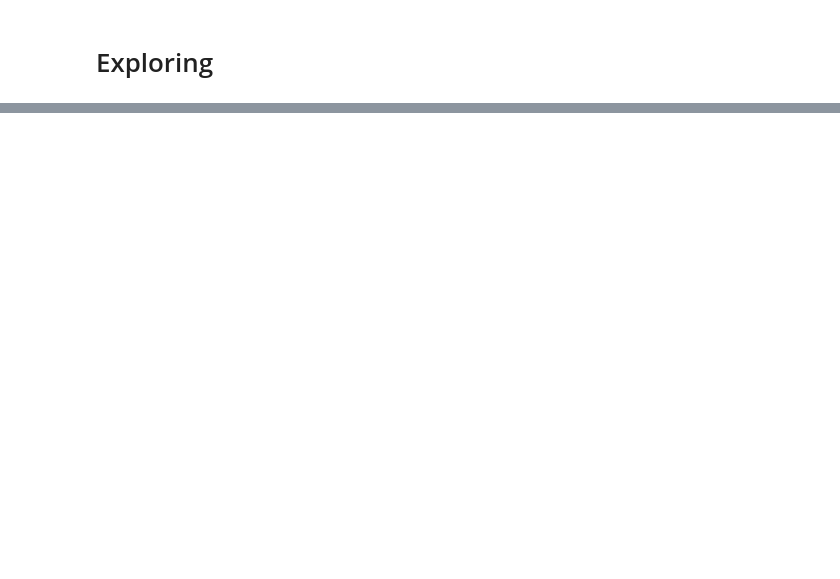
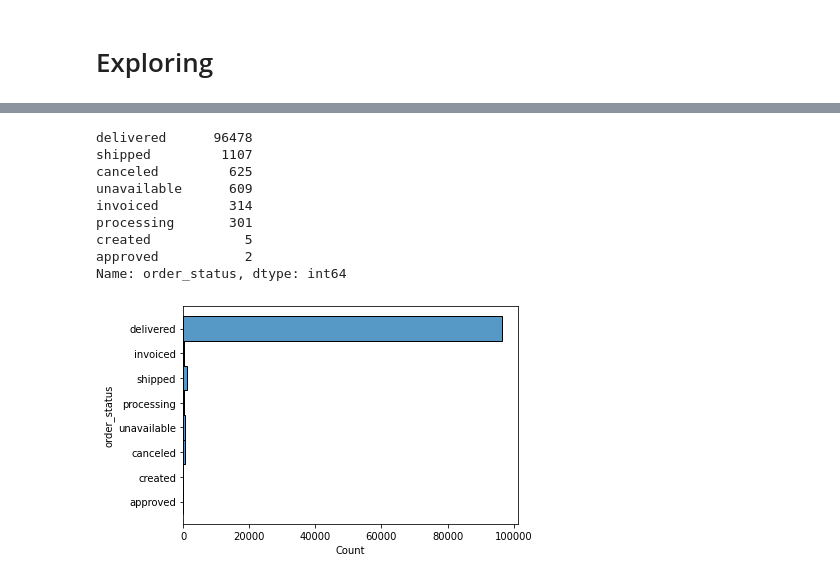
Before and after one commit to Random-Wanderer/Building_toolbox, a Jupyter notebook: notebooks/olist_setup_prep.ipynb, the cells around one changed output, grey strips where cells are left out. Drawn from its saved outputs; the diff is of its cells as text; code cells hidden in the pictures; blank space fills up the shorter version.

```diff
--- a/notebooks/olist_setup_prep.ipynb
+++ b/notebooks/olist_setup_prep.ipynb
@@ -153,0 +218,15 @@ data['orders']
+# %%
+sns.histplot(y= orders['order_status'])
+
+orders['order_status'].value_counts()
+# %% [output]
+delivered      96478
+shipped         1107
+canceled         625
+unavailable      609
+invoiced         314
+processing       301
+created            5
+approved           2
+Name: order_status, dtype: int64
+[figure, added]
```
Also changed, not shown: parts of 6 cells of this notebook.
